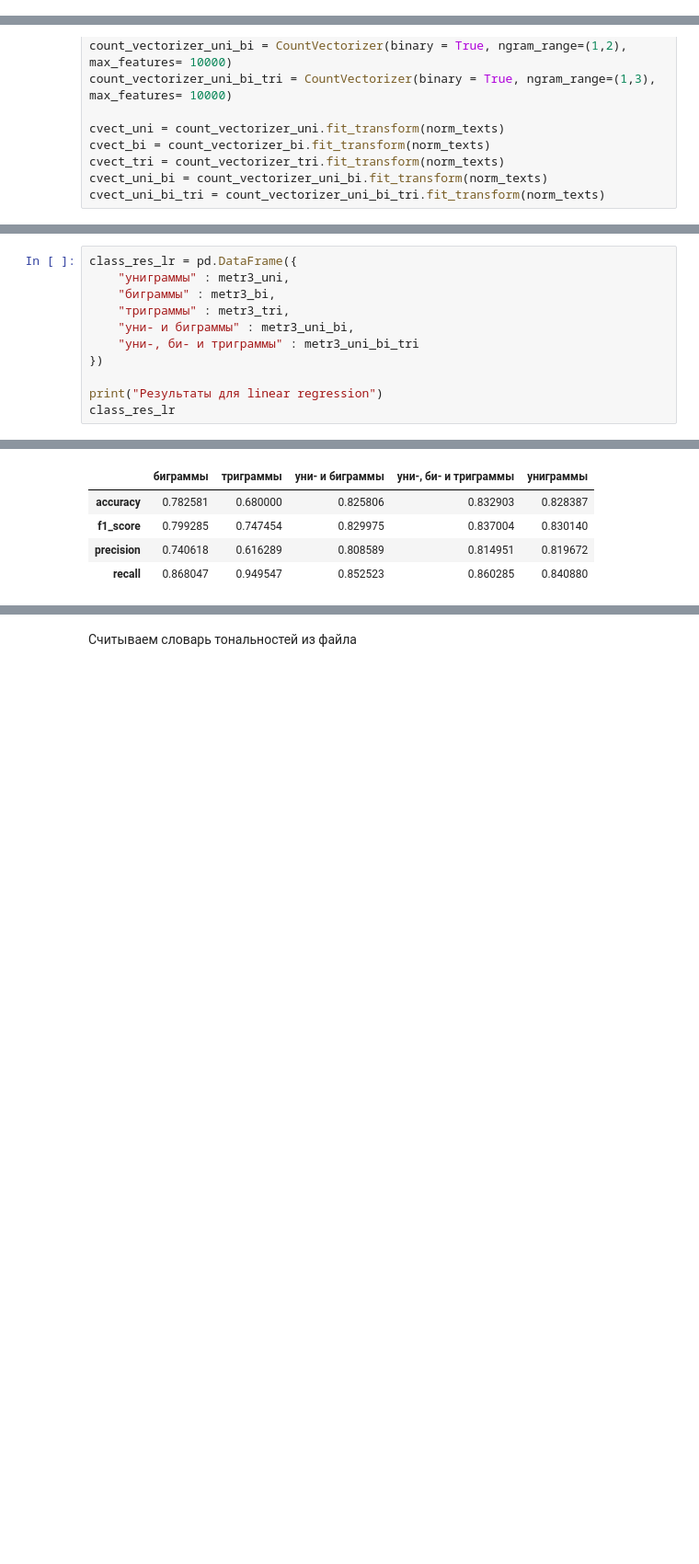
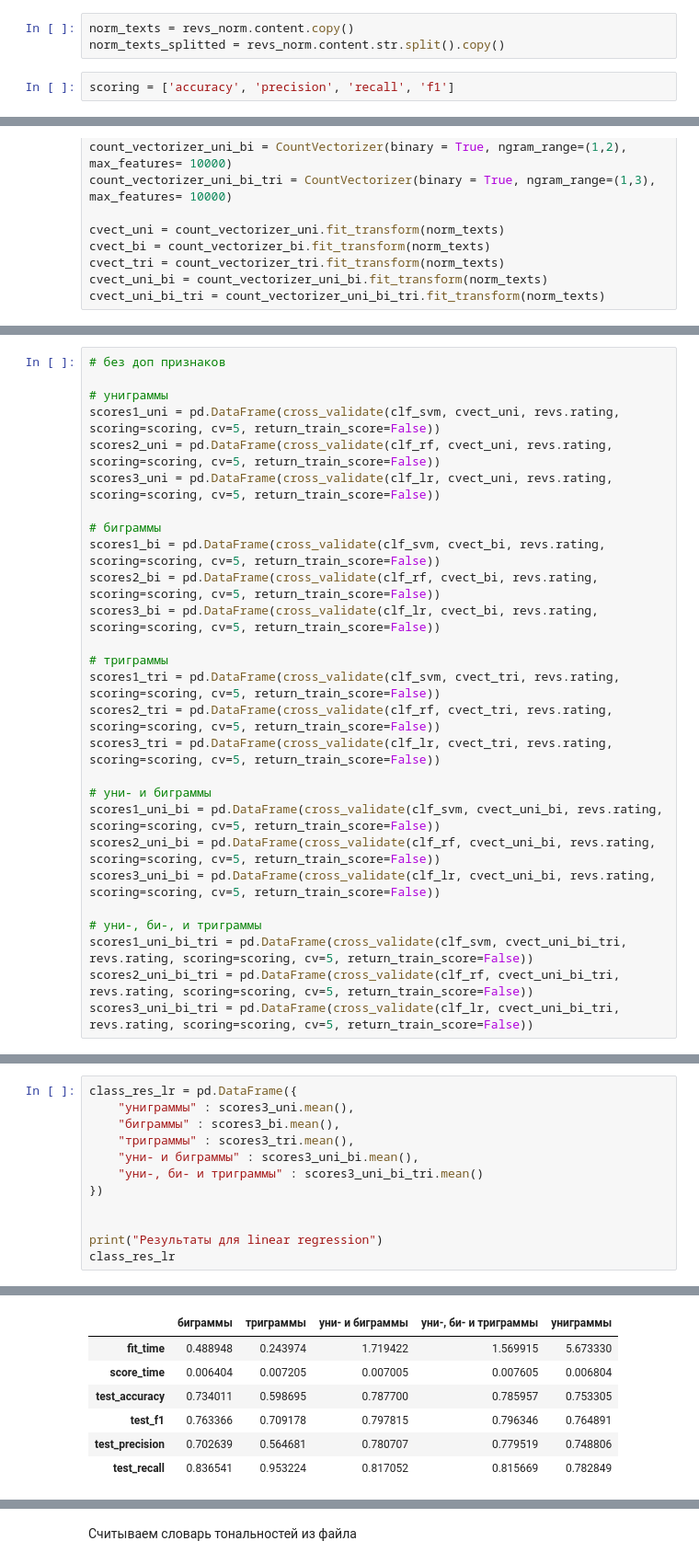
Before and after one commit to dayannn/sentiments, a Jupyter notebook: Sent2.ipynb, the cells around one changed output, grey strips where cells are left out. Shown at 92% size. Saved outputs shown, nothing was run; the diff lists cells and outputs as text; blank space fills up the shorter version.

```diff
--- a/Sent2.ipynb
+++ b/Sent2.ipynb
@@ -130,4 +244,9 @@ clf_svm = svm.LinearSVC()
 clf_nb = MultinomialNB()
 clf_rf = RandomForestClassifier()
 clf_lr = linear_model.LogisticRegression(C=1e5)
+# %%
+norm_texts = revs_norm.content.copy()
+norm_texts_splitted = revs_norm.content.str.split().copy()
+# %%
+scoring = ['accuracy', 'precision', 'recall', 'f1']
 # %%
@@ -199,0 +333,27 @@ metr3_uni_bi_tri = get_metrics(y_test, trainTestClf(clf_lr, X_train, y_train, X_
+# %%
+# без доп признаков
+
+# униграммы
+scores1_uni = pd.DataFrame(cross_validate(clf_svm, cvect_uni, revs.rating, scoring=scoring, cv=5, return_train_score=False))
+scores2_uni = pd.DataFrame(cross_validate(clf_rf, cvect_uni, revs.rating, scoring=scoring, cv=5, return_train_score=False))
+scores3_uni = pd.DataFrame(cross_validate(clf_lr, cvect_uni, revs.rating, scoring=scoring, cv=5, return_train_score=False))
+
+# биграммы
+scores1_bi = pd.DataFrame(cross_validate(clf_svm, cvect_bi, revs.rating, scoring=scoring, cv=5, return_train_score=False))
+scores2_bi = pd.DataFrame(cross_validate(clf_rf, cvect_bi, revs.rating, scoring=scoring, cv=5, return_train_score=False))
+scores3_bi = pd.DataFrame(cross_validate(clf_lr, cvect_bi, revs.rating, scoring=scoring, cv=5, return_train_score=False))
+
+# триграммы
+scores1_tri = pd.DataFrame(cross_validate(clf_svm, cvect_tri, revs.rating, scoring=scoring, cv=5, return_train_score=False))
+scores2_tri = pd.DataFrame(cross_validate(clf_rf, cvect_tri, revs.rating, scoring=scoring, cv=5, return_train_score=False))
+scores3_tri = pd.DataFrame(cross_validate(clf_lr, cvect_tri, revs.rating, scoring=scoring, cv=5, return_train_score=False))
+
+# уни- и биграммы
+scores1_uni_bi = pd.DataFrame(cross_validate(clf_svm, cvect_uni_bi, revs.rating, scoring=scoring, cv=5, return_train_score=False))
+scores2_uni_bi = pd.DataFrame(cross_validate(clf_rf, cvect_uni_bi, revs.rating, scoring=scoring, cv=5, return_train_score=False))
+scores3_uni_bi = pd.DataFrame(cross_validate(clf_lr, cvect_uni_bi, revs.rating, scoring=scoring, cv=5, return_train_score=False))
+
+# уни-, би-, и триграммы
+scores1_uni_bi_tri = pd.DataFrame(cross_validate(clf_svm, cvect_uni_bi_tri, revs.rating, scoring=scoring, cv=5, return_train_score=False))
+scores2_uni_bi_tri = pd.DataFrame(cross_validate(clf_rf, cvect_uni_bi_tri, revs.rating, scoring=scoring, cv=5, return_train_score=False))
+scores3_uni_bi_tri = pd.DataFrame(cross_validate(clf_lr, cvect_uni_bi_tri, revs.rating, scoring=scoring, cv=5, return_train_score=False))
@@ -235,18 +407,21 @@ class_res_rf
 # %%
 class_res_lr = pd.DataFrame({
-    "униграммы" : metr3_uni,
-    "биграммы" : metr3_bi,
-    "триграммы" : metr3_tri,
-    "уни- и биграммы" : metr3_uni_bi,
-    "уни-, би- и триграммы" : metr3_uni_bi_tri
+    "униграммы" : scores3_uni.mean(),
+    "биграммы" : scores3_bi.mean(),
+    "триграммы" : scores3_tri.mean(),
+    "уни- и биграммы" : scores3_uni_bi.mean(),
+    "уни-, би- и триграммы" : scores3_uni_bi_tri.mean()
 })
+
 
 print("Результаты для linear regression")
 class_res_lr
 # %% [output]
 Результаты для linear regression
 |  | биграммы | триграммы | уни- и биграммы | уни-, би- и триграммы | униграммы |
-| accuracy | 0.782581 | 0.680000 | 0.825806 | 0.832903 | 0.828387 |
-| f1_score | 0.799285 | 0.747454 | 0.829975 | 0.837004 | 0.830140 |
-| precision | 0.740618 | 0.616289 | 0.808589 | 0.814951 | 0.819672 |
-| recall | 0.868047 | 0.949547 | 0.852523 | 0.860285 | 0.840880 |
+| fit_time | 0.488948 | 0.243974 | 1.719422 | 1.569915 | 5.673330 |
+| score_time | 0.006404 | 0.007205 | 0.007005 | 0.007605 | 0.006804 |
+| test_accuracy | 0.734011 | 0.598695 | 0.787700 | 0.785957 | 0.753305 |
+| test_f1 | 0.763366 | 0.709178 | 0.797815 | 0.796346 | 0.764891 |
+| test_precision | 0.702639 | 0.564681 | 0.780707 | 0.779519 | 0.748806 |
+| test_recall | 0.836541 | 0.953224 | 0.817052 | 0.815669 | 0.782849 |
```
Also changed, not shown: parts of 61 cells of this notebook.
